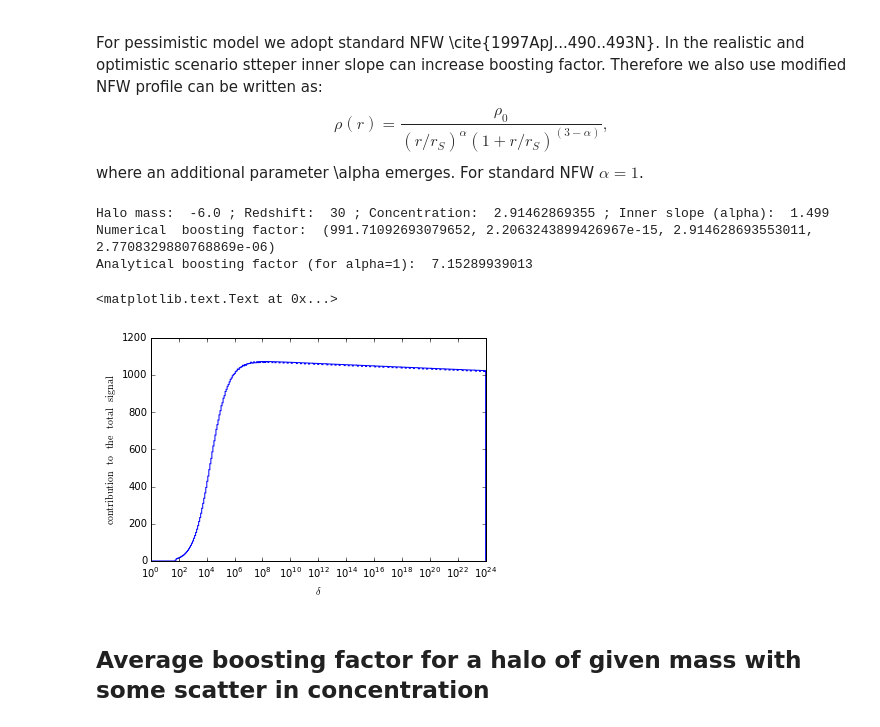
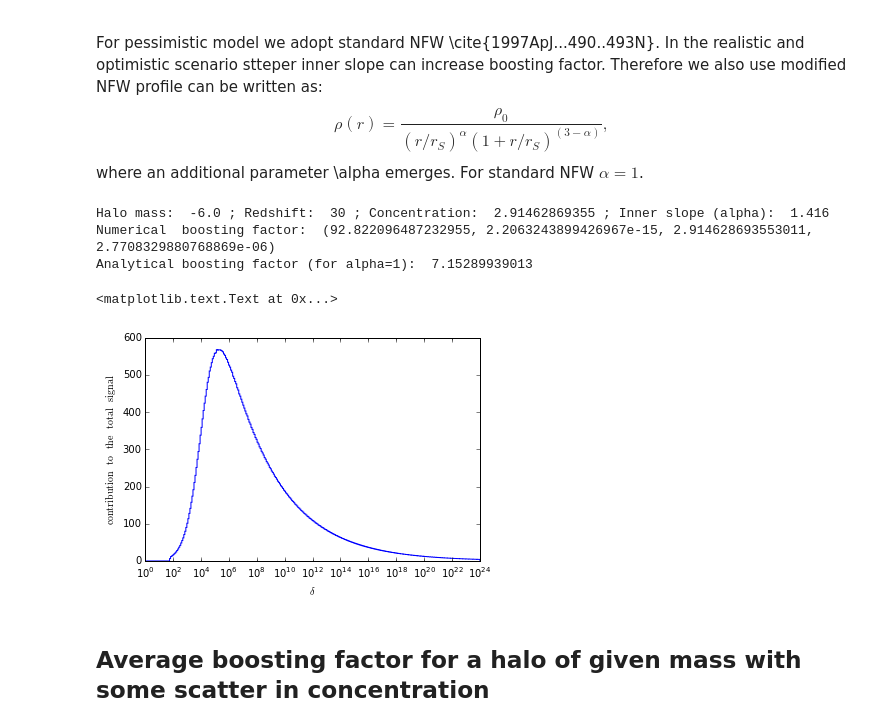
Before and after one commit to lue/dmb, a Jupyter notebook: single_halo.ipynb, the cells around one changed output. Drawn from its saved outputs; the diff is of its cells as text; code cells hidden in the pictures.

```diff
--- a/single_halo.ipynb
+++ b/single_halo.ipynb
@@ -25,40 +25,40 @@ M = 1e-6# in Solar masses
 z = 30   # redshift
 c = concentration(M, 'vir', z, model='diemer15')
 alpha = IshiyamaAlpha(M)
-alpha = 1.499
+alpha = 1.416
 
 rhom = (AST_rho_crit_0_kpc3*cosmo.Om0*(1.+z)**3)
 
 delta_list = np.logspace(0, 24, 330)
 profile = NFWProfile(M=M, mdef='vir', z=z, c=c)
 rho0, rs = profile.fundamentalParameters(M, c, z, 'vir')
 Rmax= c*rs
 R = np.logspace(np.log10(Rmax)-24, np.log10(Rmax), 100000)
 rho = NFWa(R, rs, rho0, alpha=alpha)
 V = np.concatenate([[0], 4./3.*np.pi*R**3])
 V = np.diff(V)
 rho2V = rho**2*V
 rho0, rs = profile.fundamentalParameters(M, c, z, 'vir')
 V = 4./3.*np.pi*(c*rs)**3
 
 B_nu = HaloBoost(z, M, c, alpha)
 B_an = rho0**2 / c**3  * V**2 / M**2
 
 print 'Halo mass: ', np.log10(M), '; Redshift: ', z, '; Concentration: ', c, '; Inner slope (alpha): ', alpha
 print 'Numerical  boosting factor: ', B_nu
 print 'Analytical boosting factor (for alpha=1): ', B_an
 
 plt.hist(rho/rhom, bins=delta_list, weights=rho2V, histtype='step')
 plt.xscale('log')
 # plt.yscale('log')
 plt.xlabel(r'$\delta$')
 plt.ylabel(r'$\mathrm{contribution\;to\;the\;total\;signal}$')
 # %% [output]
-Halo mass:  -6.0 ; Redshift:  30 ; Concentration:  2.91462869355 ; Inner slope (alpha):  1.499
-Numerical  boosting factor:  (991.71092693079652, 2.2063243899426967e-15, 2.914628693553011, 2.7708329880768869e-06)
+Halo mass:  -6.0 ; Redshift:  30 ; Concentration:  2.91462869355 ; Inner slope (alpha):  1.416
+Numerical  boosting factor:  (92.822096487232955, 2.2063243899426967e-15, 2.914628693553011, 2.7708329880768869e-06)
 Analytical boosting factor (for alpha=1):  7.15289939013
 <matplotlib.text.Text at 0x...>
-[figure, old version]
+[figure, new version]
 # %% [markdown]
 ## Average boosting factor for a halo of given mass with some scatter in concentration
 # %%
```
Also changed, not shown: 2 other files.
